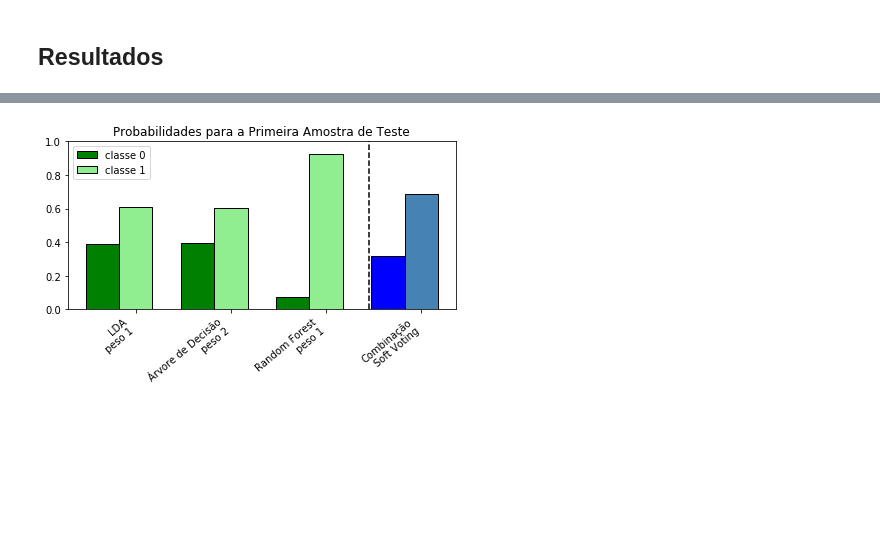
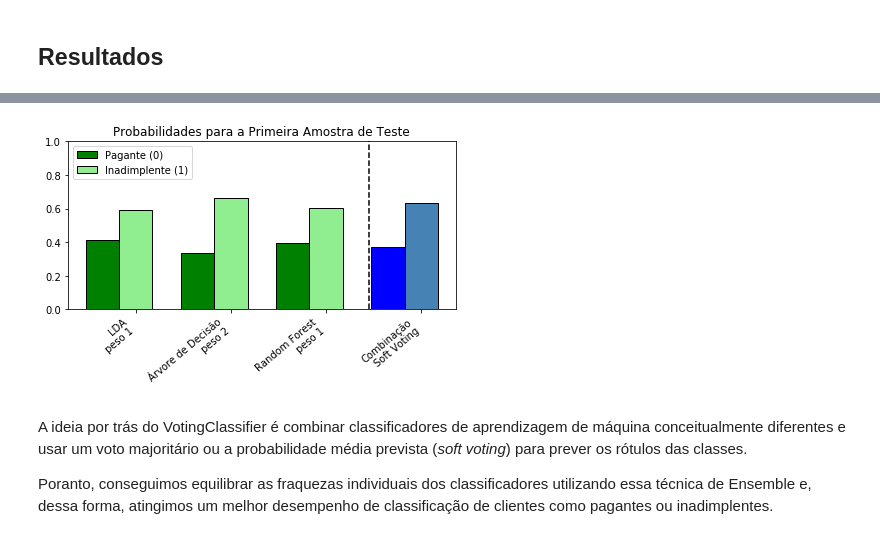
Before and after one commit to bosamatheus/clientes-emprestimo, a Jupyter notebook: risco_credito.ipynb, the cells around one changed output, grey strips where cells are left out. Cells and saved outputs as stored; diff of their text form; code cells hidden in the pictures; blank space fills up the shorter version.

```diff
--- a/risco_credito.ipynb
+++ b/risco_credito.ipynb
@@ -241,0 +406,9 @@ Separa classes e características em X e y, respectivamente.
+# %%
+# Conta o número de amostras de cada classe
+print(df["label"].value_counts())
+
+df_downsampled = downsample(n_samples=df["label"].value_counts().values[1])
+df_downsampled.reset_index(inplace=True, drop=True)
+
+# Mostra a nova contagem de amostras
+print(df_downsampled.label.value_counts())
@@ -242,6 +426,7 @@ Separa classes e características em X e y, respectivamente.
 # %%
 # Separa as classes e características
-y = df_downsampled.pop("Y")
+y = df_downsampled.pop("label")
+df_downsampled.pop("y")
 X = df_downsampled
 
 print(X.head())
@@ -269,11 +449,2 @@ Aplica normalização em X.
-# %%
-#from sklearn.preprocessing import StandardScaler
-#std_scaler = StandardScaler()
-
-from sklearn.preprocessing import MinMaxScaler
-minmax_scaler = MinMaxScaler()
-
-# Normalização
-X = minmax_scaler.fit_transform(X)
 # %% [markdown]
 ## Seleção de Características
@@ -330,8 +511,8 @@ plt.show()
 # %%
-print("Número de características as antes da seleção:", X.shape[1])
+print("Número de características antes da seleção:", X.shape[1])
 
 # Seleção de características
-model = SelectFromModel(forest, prefit=True)
+model = SelectFromModel(forest, prefit=True, threshold=-np.inf, max_features=10)
 X = model.transform(X)
 
 print("Número de características selecionadas:", X.shape[1])
@@ -588,40 +794,43 @@ class0_1 = [pr[0, 0] for pr in probas]
 class1_1 = [pr[0, 1] for pr in probas]
 
 
-# Plota as probabilidades para amostra 1
+# Plota as probabilidades
 
 N = 4 # número de grupos
 ind = np.arange(N) # posições dos grupos
 width = 0.35 # largura das barras
 
 fig, ax = plt.subplots()
 
 # Barras dos classificadores
 p1 = ax.bar(ind, np.hstack(([class0_1[:-1], [0]])), width,
             color="green", edgecolor="k")
 p2 = ax.bar(ind + width, np.hstack(([class1_1[:-1], [0]])), width,
             color="lightgreen", edgecolor="k")
 
 # Barras do ensemble
 p3 = ax.bar(ind, [0, 0, 0, class0_1[-1]], width,
             color="blue", edgecolor="k")
 p4 = ax.bar(ind + width, [0, 0, 0, class1_1[-1]], width,
             color="steelblue", edgecolor="k")
 
 # Anotações
 plt.axvline(2.8, color="k", linestyle="dashed")
 ax.set_xticks(ind + width)
 ax.set_xticklabels(["LDA\npeso 1",
                     "Árvore de Decisão\npeso 2",
                     "Random Forest\npeso 1",
                     "Combinação\nSoft Voting"],
                    rotation=40,
                    ha="right")
 plt.ylim([0, 1])
 plt.title("Probabilidades para a Primeira Amostra de Teste")
-plt.legend([p1[0], p2[0]], ["classe 0", "classe 1"], loc="upper left")
+plt.legend([p1[0], p2[0]], ["Pagante (0)", "Inadimplente (1)"], loc="upper left")
 plt.tight_layout()
-plt.savefig("probs.png")
 plt.show()
 # %% [output]
-[figure, old version]
+[figure, new version]
+# %% [markdown]
+A ideia por trás do VotingClassifier é combinar classificadores de aprendizagem de máquina conceitualmente diferentes e usar um voto majoritário ou a probabilidade média prevista (*soft voting*) para prever os rótulos das classes.
+
+Poranto, conseguimos equilibrar as fraquezas individuais dos classificadores utilizando essa técnica de Ensemble e, dessa forma, atingimos um melhor desempenho de classificação de clientes como pagantes ou inadimplentes.
```
Also changed, not shown: parts of 85 cells of this notebook.
